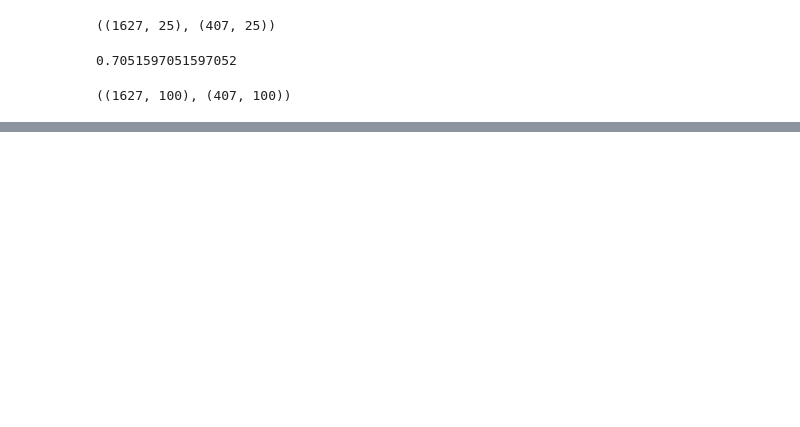
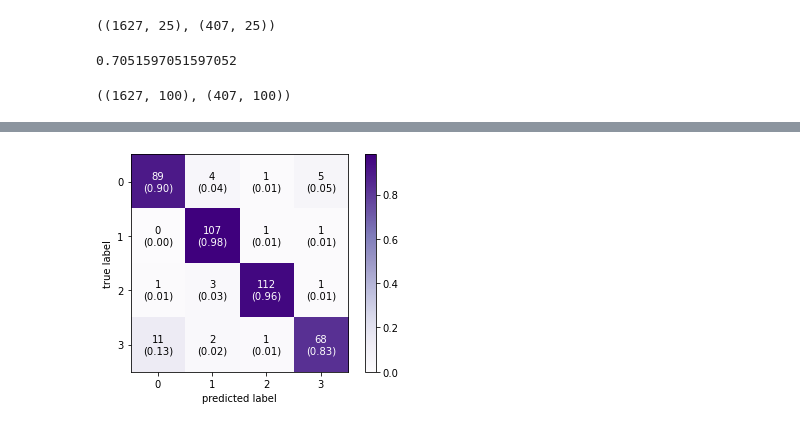
Before and after one commit to unexpectedmistake/nlp_basics, a Jupyter notebook: 1_text_preprocessing_and_classification.ipynb, the cells around one changed output, grey strips where cells are left out. Cells and saved outputs as stored; diff of their text form; code cells hidden in the pictures; blank space fills up the shorter version.

```diff
--- a/1_text_preprocessing_and_classification.ipynb
+++ b/1_text_preprocessing_and_classification.ipynb
@@ -651,0 +748,10 @@ Please also refer to the documentation for alternative solver options:
+# %%
+cm2 = confusion_matrix(y_target = y_test,
+                       y_predicted = wv_model.predict(X_test_wv))
+fig, ax = plot_confusion_matrix(conf_mat = cm1,
+                                show_absolute = True,
+                                show_normed = True,
+                                colorbar = True,
+                                cmap = 'Purples');
+# %% [output]
+[figure, added]
```
Also changed, not shown: parts of 17 cells of this notebook.
